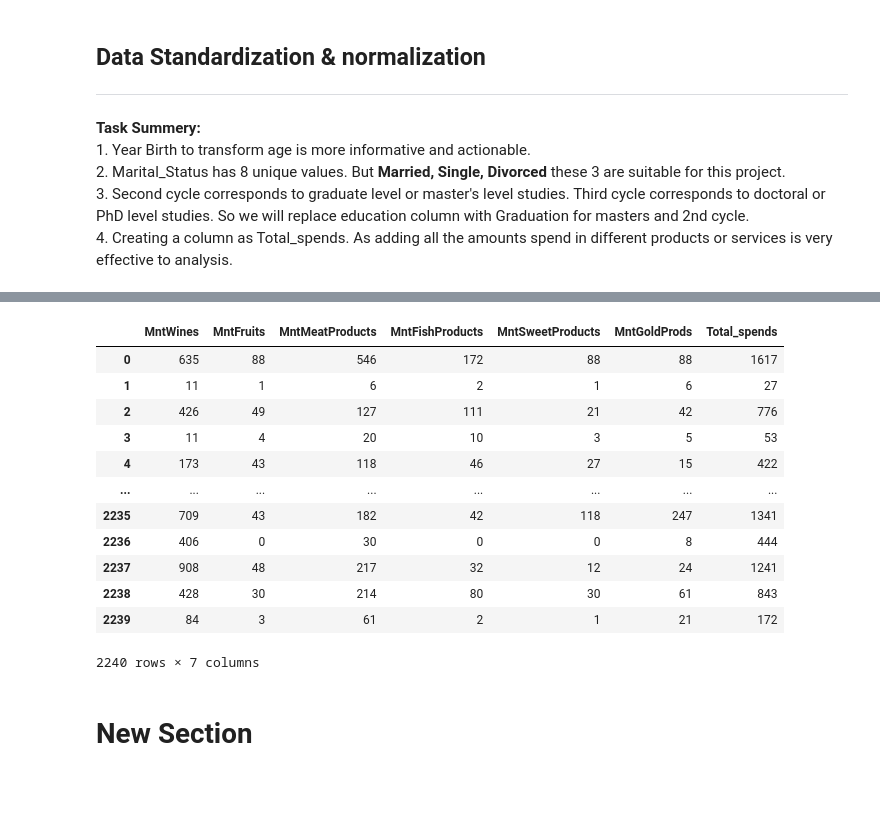
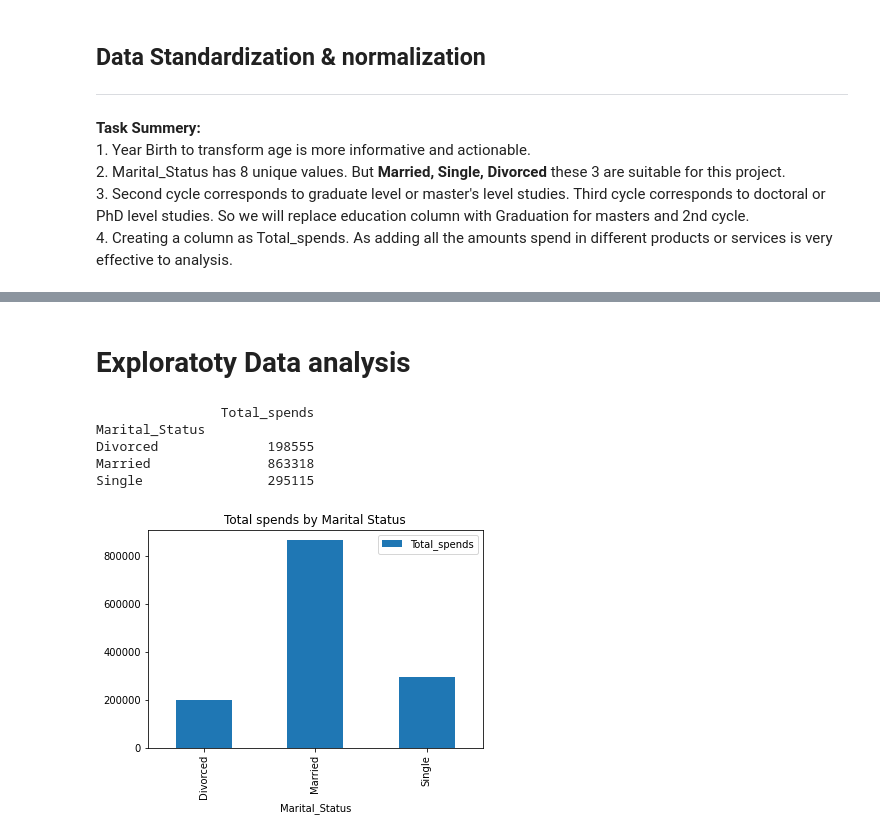
Before and after one commit to mdimran1/portfolio, a Jupyter notebook: Customer-segment-prediction/analysis.ipynb, the cells around one changed output, grey strips where cells are left out. Cells and saved outputs as stored; diff of their text form; code cells hidden in the pictures; blank space fills up the shorter version.

```diff
--- a/Customer-segment-prediction/analysis.ipynb
+++ b/Customer-segment-prediction/analysis.ipynb
@@ -270,6 +271,12 @@ data.duplicated(subset=['ID','Income' ]).sum()
 #Transform items of dt_customer from obj to datetime foramat
 data['Dt_Customer']= pd.to_datetime(data['Dt_Customer'])
 #data.Dt_Customer
+# %%
+# Binning Income column
+
+bin = np.linspace(data['Income'].min(), data['Income'].max(), 4)
+label = ['low', 'medium', 'high']
+data['Income_bin'] = pd.cut(data['Income'], bins=bin, labels=label)
 # %% [markdown]
 ## Data Standardization & normalization
 
@@ -326,26 +352,2 @@ data['Total_spends']= data.loc[:, 'MntWines':'MntGoldProds'].sum(axis=1)
-# %%
-# exploring Total_spends column
-
-# before that Changing column index:
-cols = data.columns.tolist()
-cols = cols[0:15] + cols[30:] +cols[15:30]
-data = data[cols]
-
-# exploring Total_spends column
-data.loc[:,'MntWines':'Total_spends']
-# %% [output]
-|  | MntWines | MntFruits | MntMeatProducts | MntFishProducts | MntSweetProducts | MntGoldProds | Total_spends |
-| 0 | 635 | 88 | 546 | 172 | 88 | 88 | 1617 |
-| 1 | 11 | 1 | 6 | 2 | 1 | 6 | 27 |
-| 2 | 426 | 49 | 127 | 111 | 21 | 42 | 776 |
-| 3 | 11 | 4 | 20 | 10 | 3 | 5 | 53 |
-| 4 | 173 | 43 | 118 | 46 | 27 | 15 | 422 |
-| ... | ... | ... | ... | ... | ... | ... | ... |
-| 2235 | 709 | 43 | 182 | 42 | 118 | 247 | 1341 |
-| 2236 | 406 | 0 | 30 | 0 | 0 | 8 | 444 |
-| 2237 | 908 | 48 | 217 | 32 | 12 | 24 | 1241 |
-| 2238 | 428 | 30 | 214 | 80 | 30 | 61 | 843 |
-| 2239 | 84 | 3 | 61 | 2 | 1 | 21 | 172 |
-2240 rows × 7 columns
-# %% [markdown]
-# New Section
+# %% [markdown]
+# Exploratoty Data analysis
@@ -351,0 +357,15 @@ data.loc[:,'MntWines':'Total_spends']
+# %%
+# Maritial Status grouping
+temp =data.groupby(['Marital_Status']).sum()['Total_spends'].to_frame()
+print(temp)
+print()
+temp.plot(kind='bar')
+plt.title('Total spends by Marital Status')
+plt.show()
+# %% [output]
+                Total_spends
+Marital_Status
+Divorced              198555
+Married               863318
+Single                295115
+[figure, added]
```
Also changed, not shown: parts of 23 cells of this notebook.
